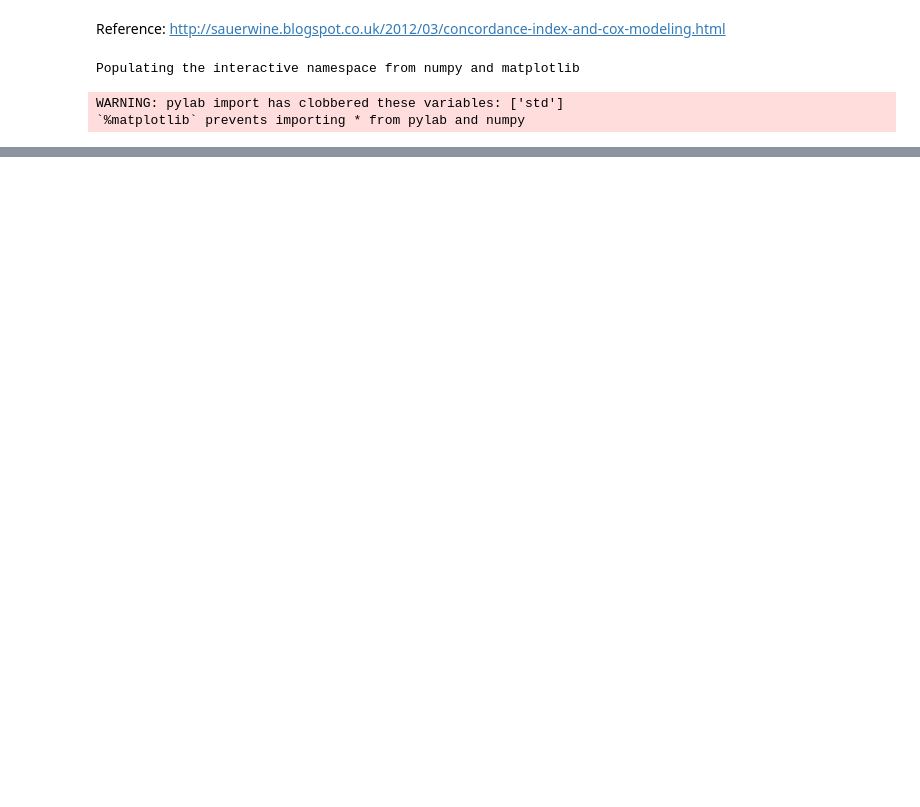
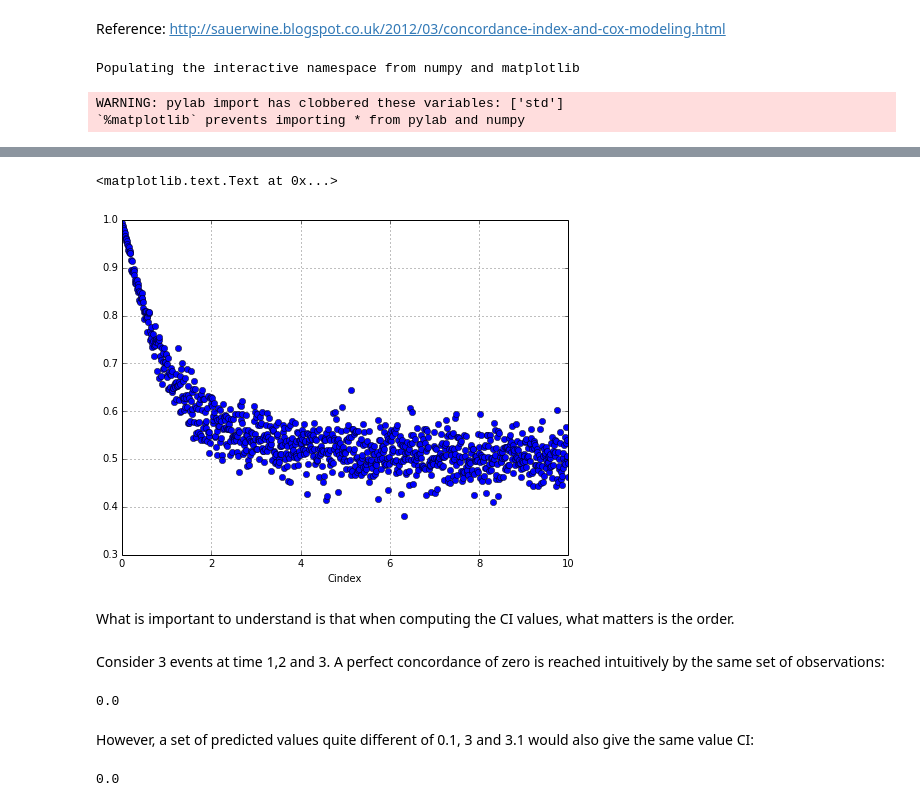
Before and after one commit to dreamtools/dreamtools, a Jupyter notebook: notebooks/concordanceIndex.ipynb, the cells around one changed output, grey strips where cells are left out. Drawn from its saved outputs; the diff is of its cells as text; code cells hidden in the pictures; blank space fills up the shorter version.

```diff
--- a/notebooks/concordanceIndex.ipynb
+++ b/notebooks/concordanceIndex.ipynb
@@ -47,0 +60,34 @@ xlabel('Cindex')
+# %%
+# Now, we compute the concordance index
+cis_inverse = []
+for std in stds:
+    prediction = abs(testObservations + std * np.random.randn(1,N))[0]
+
+    # get concordance assuming that the event occured all the time
+    events = [True] * N
+    concordance = concordanceIndex(1./prediction, testObservations, events)
+    cis_inverse.append(concordance)
+# %%
+plot(stds, cis_inverse, 'o')
+grid()
+xlabel('Cindex')
+# %% [output]
+<matplotlib.text.Text at 0x...>
+[figure, added]
+# %% [markdown]
+What is important to understand is that when computing the CI values,
+what matters is the order.
+# %% [markdown]
+Consider 3 events at time 1,2 and 3. A perfect concordance of zero
+is reached intuitively by the same set of observations:
+# %%
+concordanceIndex([1,2,3], [1,2,3], [True, True, True])
+# %% [output]
+0.0
+# %% [markdown]
+However, a set of predicted values quite different of 0.1, 3 and 3.1 would
+also give the same value CI:
+# %%
+concordanceIndex([1,2,3], [0.1,3,3.1], [True, True, True])
+# %% [output]
+0.0
```
Also changed, not shown: parts of 12 cells of this notebook, 1 other file.
